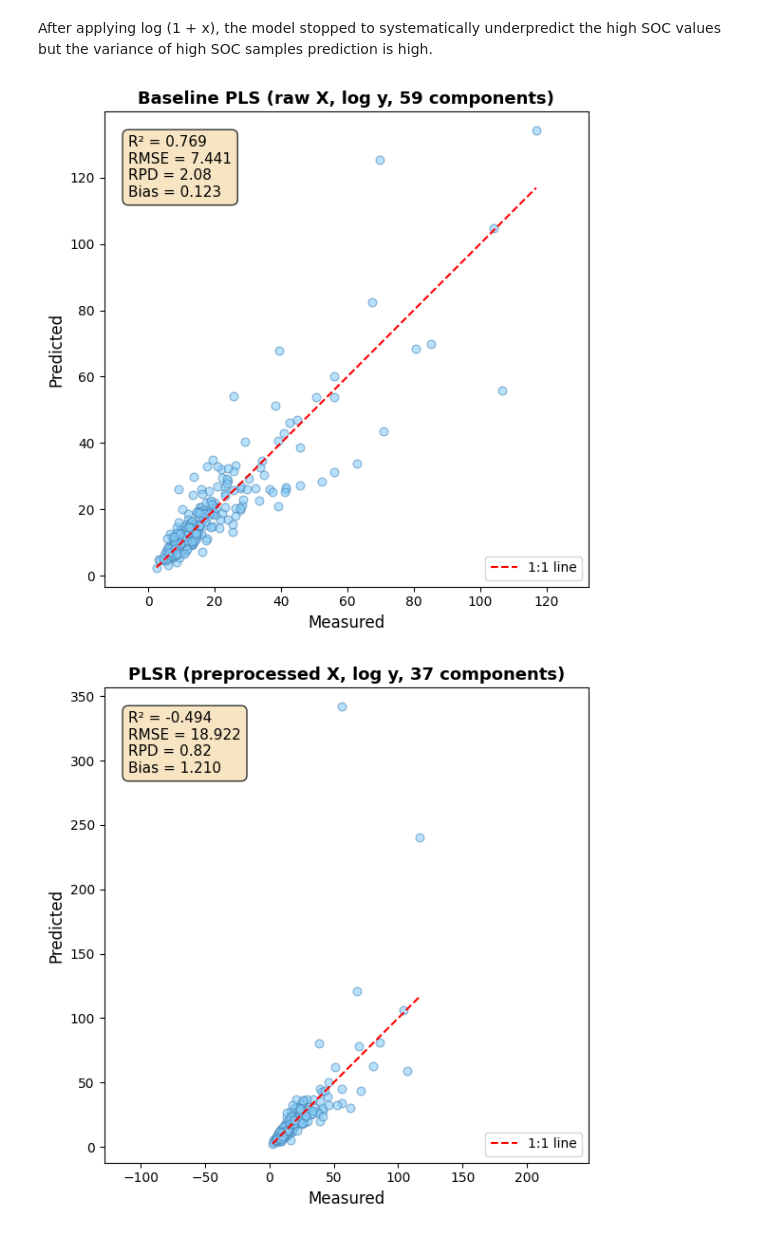
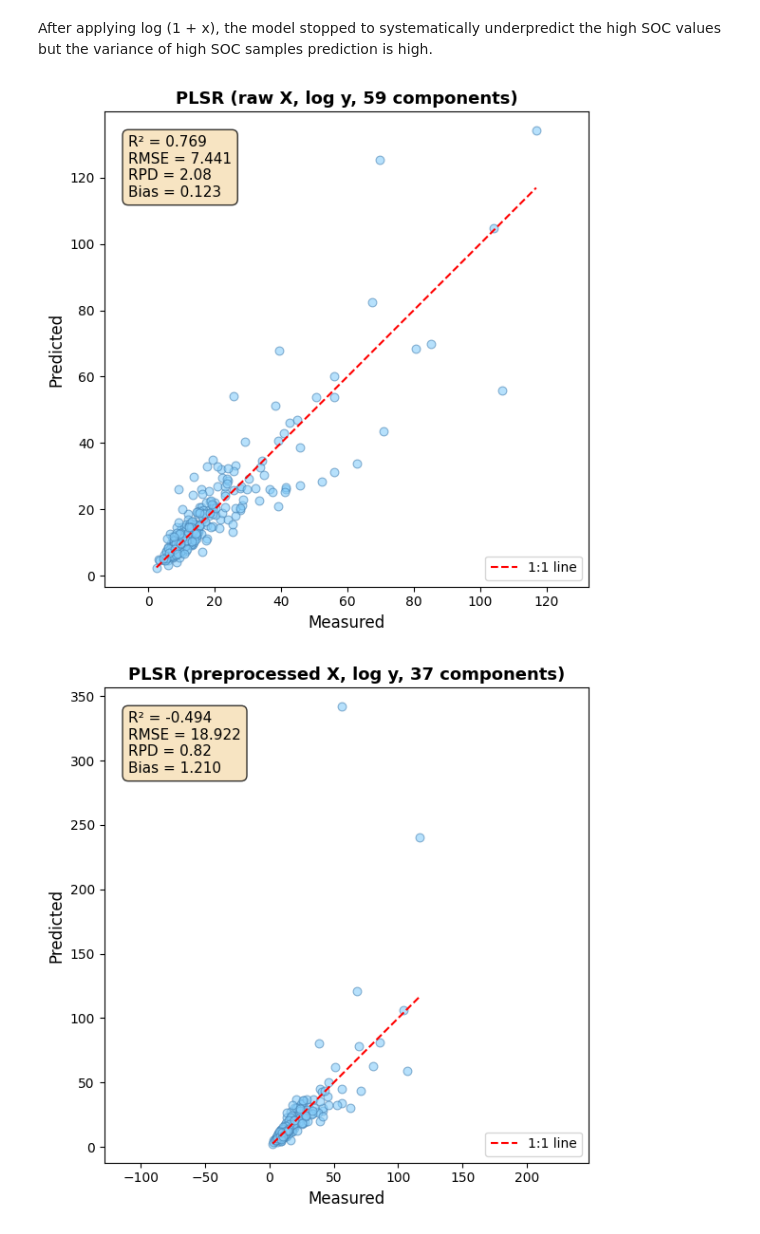
Before and after one commit to sugoma11/spectroscopy_project, a Jupyter notebook: pslr.ipynb, the cells around one changed output. Cells and saved outputs as stored; diff of their text form; code cells hidden in the pictures.

```diff
--- a/pslr.ipynb
+++ b/pslr.ipynb
@@ -114,11 +114,11 @@ After applying log (1 + x), the model stopped to systematically underpredict the
 # %%
 plot_metrics(
     y_test,
     np.expm1(y_pred_log_y),
-    "Baseline PLS (raw X, log y, 59 components)",
+    "PLSR (raw X, log y, 59 components)",
 )
 # %% [output]
-[figure, old version]
+[figure, new version]
 # %%
 plot_metrics(
     y_test,
```
Also changed, not shown: parts of 10 cells of this notebook, 22 other files.
